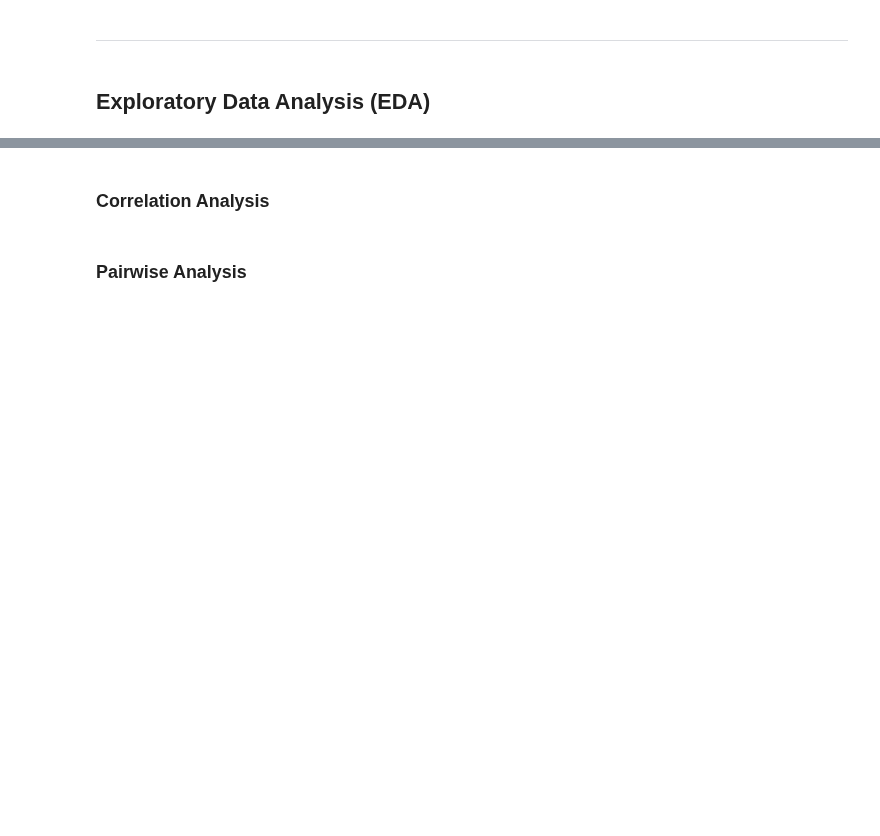
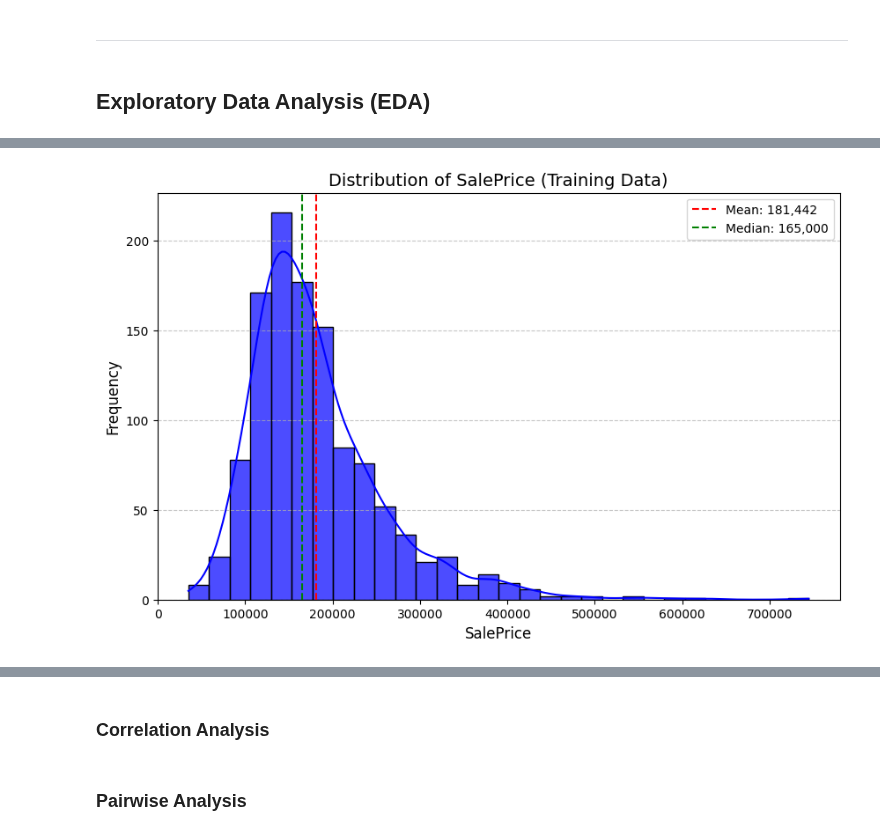
Before and after one commit to TonichaB/Predictive-Analytics-PP5, a Jupyter notebook: jupyter_notebooks/04_Price_Analysis.ipynb, the cells around one changed output, grey strips where cells are left out. Cells and saved outputs as stored; diff of their text form; code cells hidden in the pictures; blank space fills up the shorter version.

Commit message:
feat: Add Sale Price Distribution analysis with log transformation and visuals

```diff
--- a/jupyter_notebooks/04_Price_Analysis.ipynb
+++ b/jupyter_notebooks/04_Price_Analysis.ipynb
@@ -240,0 +248,18 @@ dtype: int64
+# %%
+import matplotlib.pyplot as plt
+import seaborn as sns
+from scipy.stats import skew
+
+# Plot the SalePrice distribution
+plt.figure(figsize=(10, 6))
+sns.histplot(y_train['SalePrice'], kde=True, bins=30, color='blue', alpha=0.7)
+plt.axvline(y_train['SalePrice'].mean(), color='red', linestyle='dashed', linewidth=1.5, label=f"Mean: {y_train['SalePrice'].mean():,.0f}")
+plt.axvline(y_train['SalePrice'].median(), color='green', linestyle='dashed', linewidth=1.5, label=f"Median: {y_train['SalePrice'].median():,.0f}")
+plt.title("Distribution of SalePrice (Training Data)", fontsize=14)
+plt.xlabel("SalePrice", fontsize=12)
+plt.ylabel("Frequency", fontsize=12)
+plt.legend()
+plt.grid(axis='y', linestyle='--', alpha=0.7)
+plt.show()
+# %% [output]
+[figure, added]
```
Also changed, not shown: parts of 8 cells of this notebook.
